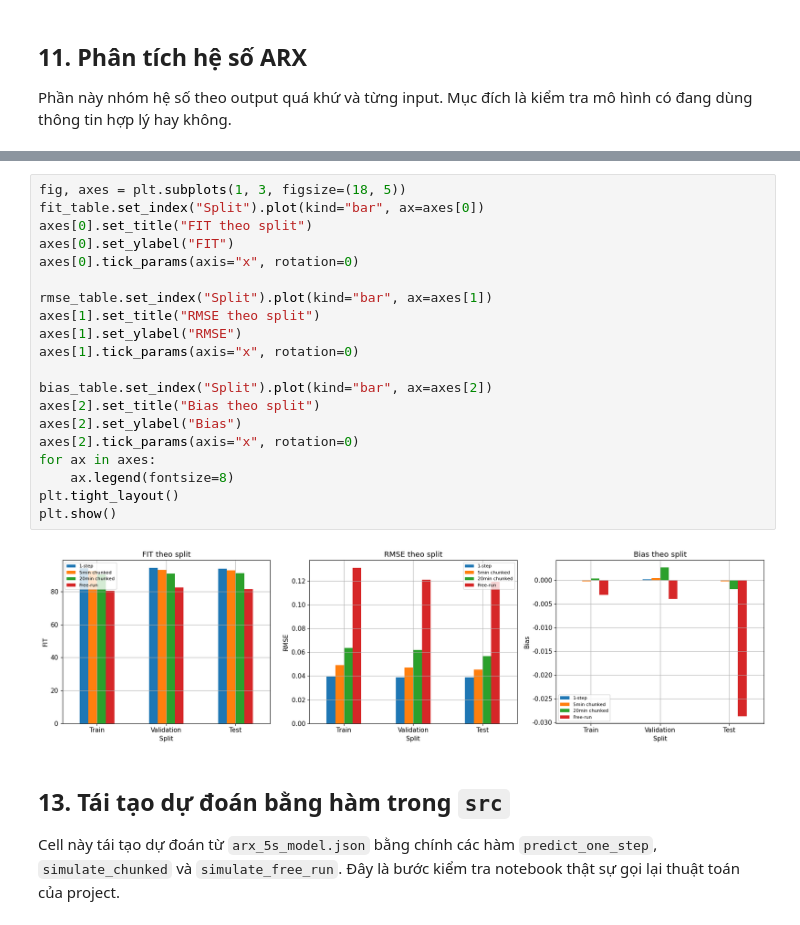
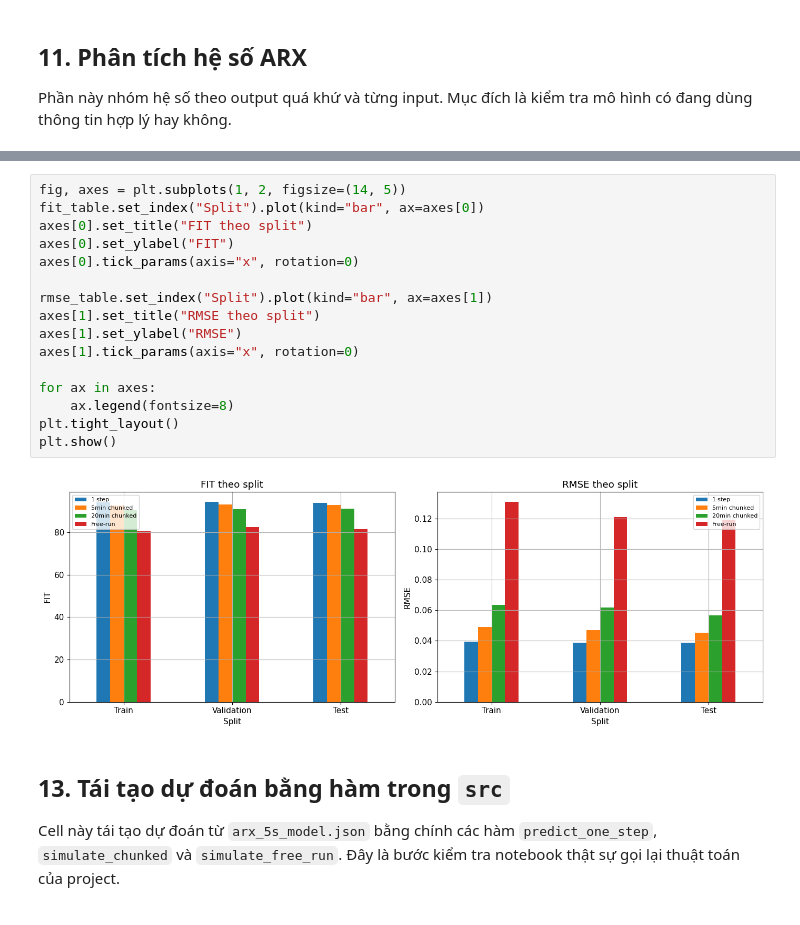
Before and after one commit to TrisMinh/ARX-Model, a Jupyter notebook: ARX_DO_BY_SELF/notebooks/bao_cao_arx_5s_mini_greenhouse.ipynb, the cells around one changed output, grey strips where cells are left out. Saved outputs shown, nothing was run; the diff lists cells and outputs as text.

```diff
--- a/ARX_DO_BY_SELF/notebooks/bao_cao_arx_5s_mini_greenhouse.ipynb
+++ b/ARX_DO_BY_SELF/notebooks/bao_cao_arx_5s_mini_greenhouse.ipynb
@@ -532,25 +522,21 @@ display(bias_table.round(4))
 # %%
-fig, axes = plt.subplots(1, 3, figsize=(18, 5))
+fig, axes = plt.subplots(1, 2, figsize=(14, 5))
 fit_table.set_index("Split").plot(kind="bar", ax=axes[0])
 axes[0].set_title("FIT theo split")
 axes[0].set_ylabel("FIT")
 axes[0].tick_params(axis="x", rotation=0)
 
 rmse_table.set_index("Split").plot(kind="bar", ax=axes[1])
 axes[1].set_title("RMSE theo split")
 axes[1].set_ylabel("RMSE")
 axes[1].tick_params(axis="x", rotation=0)
 
-bias_table.set_index("Split").plot(kind="bar", ax=axes[2])
-axes[2].set_title("Bias theo split")
-axes[2].set_ylabel("Bias")
-axes[2].tick_params(axis="x", rotation=0)
 for ax in axes:
     ax.legend(fontsize=8)
 plt.tight_layout()
 plt.show()
 # %% [output]
-[figure, old version]
+[figure, new version]
 # %% [markdown]
 ## 13. Tái tạo dự đoán bằng hàm trong `src`
 
```
Also changed, not shown: parts of 3 cells of this notebook, 6 other files.
